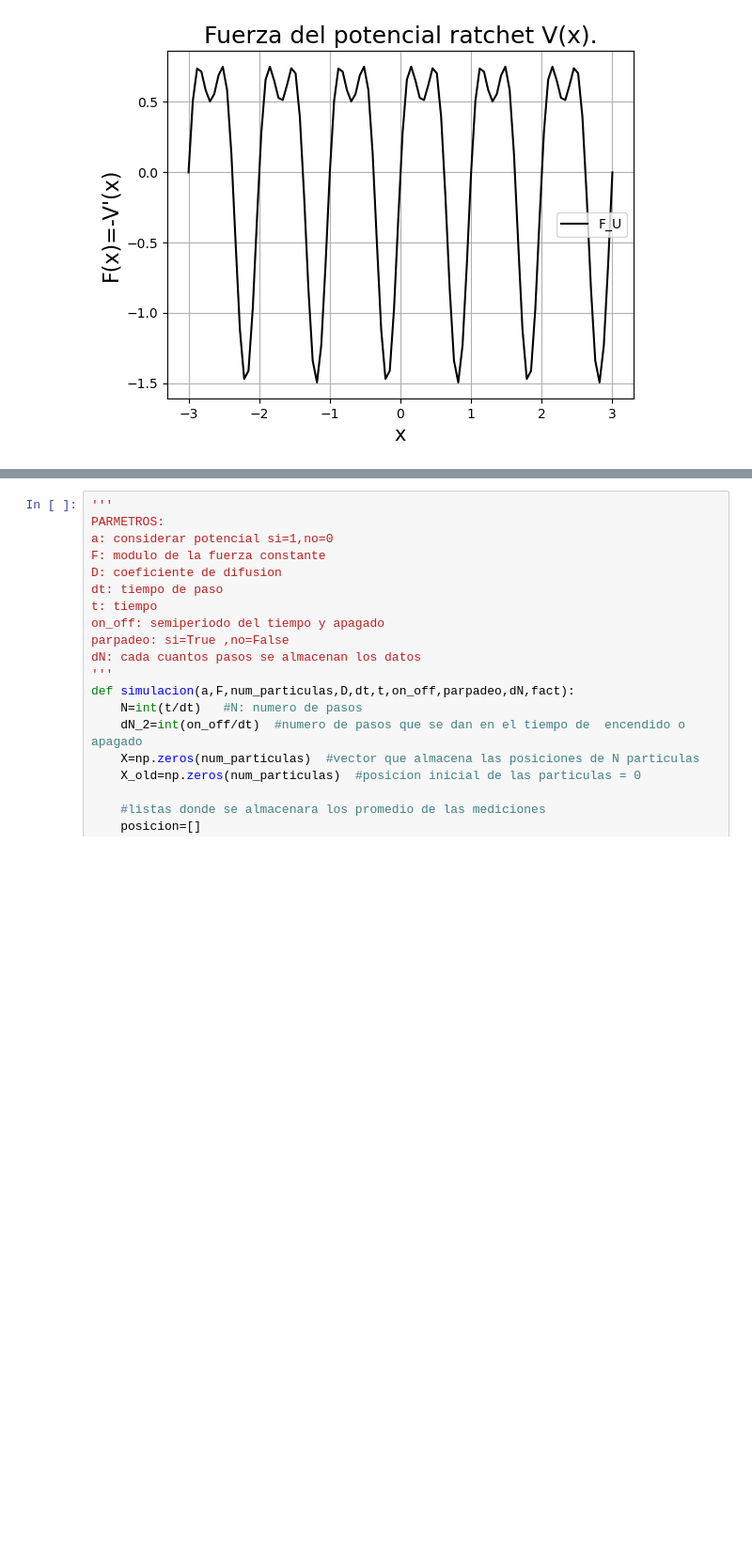
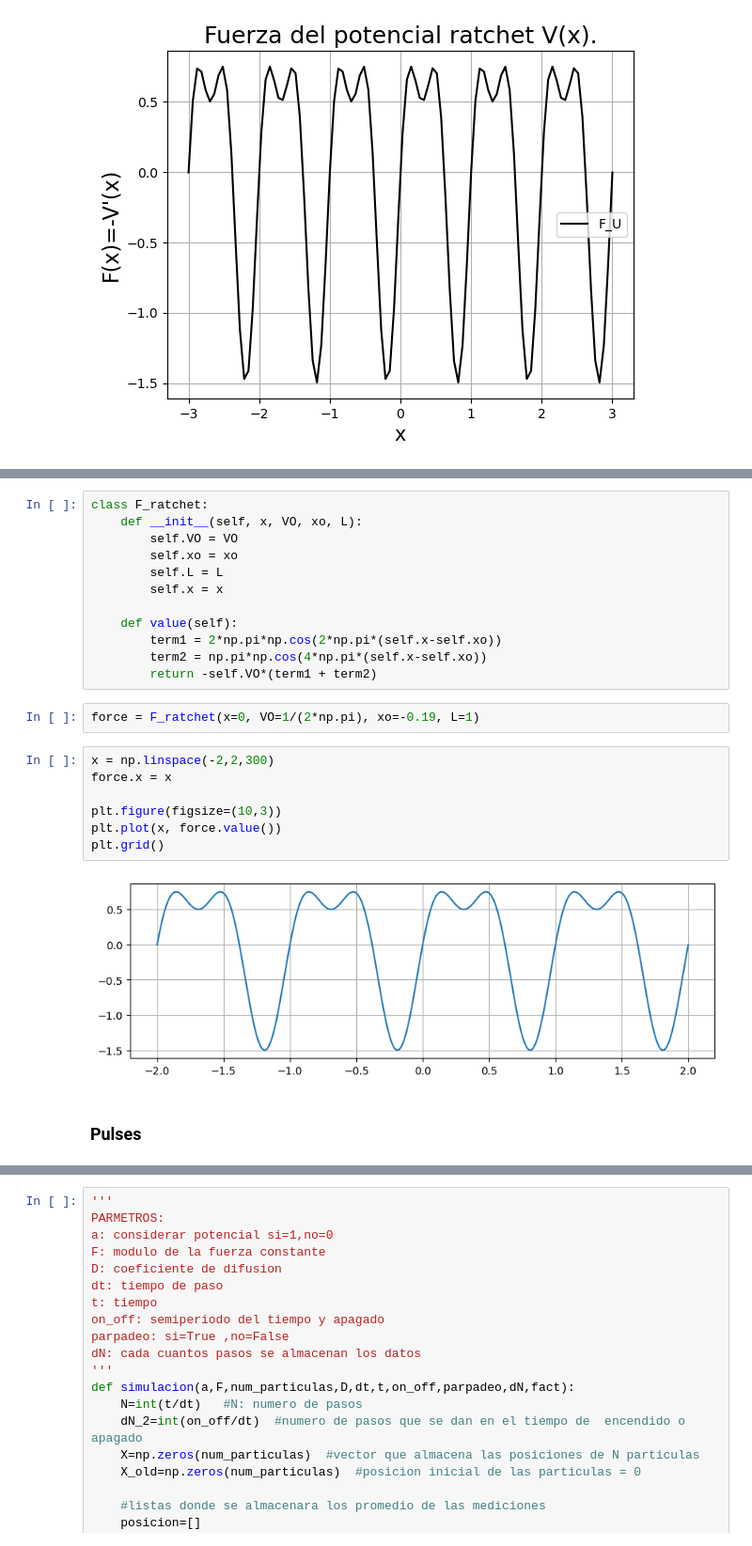
Before and after one commit to galois1915/Modeling-in-Nature-Science, a Jupyter notebook: motor-brownian.ipynb, the cells around one changed output, grey strips where cells are left out. Shown: that part at 94% size. Drawn from its saved outputs; the diff is of its cells as text; blank space fills up the shorter version.

```diff
--- a/motor-brownian.ipynb
+++ b/motor-brownian.ipynb
@@ -58,0 +118,25 @@ plt.legend()
+# %%
+class F_ratchet:
+    def __init__(self, x, VO, xo, L):
+        self.VO = VO
+        self.xo = xo
+        self.L = L
+        self.x = x
+
+    def value(self):
+        term1 = 2*np.pi*np.cos(2*np.pi*(self.x-self.xo))
+        term2 = np.pi*np.cos(4*np.pi*(self.x-self.xo))
+        return -self.VO*(term1 + term2)
+# %%
+force = F_ratchet(x=0, VO=1/(2*np.pi), xo=-0.19, L=1)
+# %%
+x = np.linspace(-2,2,300)
+force.x = x
+
+plt.figure(figsize=(10,3))
+plt.plot(x, force.value())
+plt.grid()
+# %% [output]
+[figure, added]
+# %% [markdown]
+### Pulses
```
Also changed, not shown: parts of 18 cells of this notebook, 1 other file.
